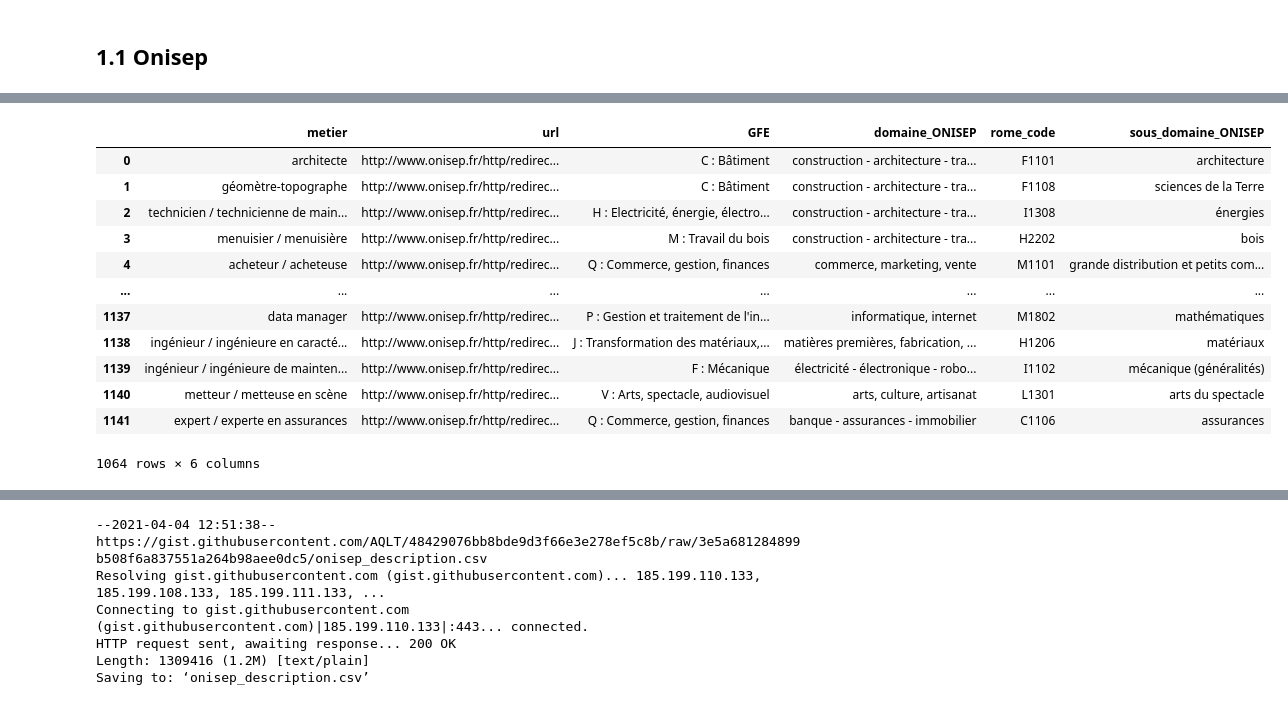
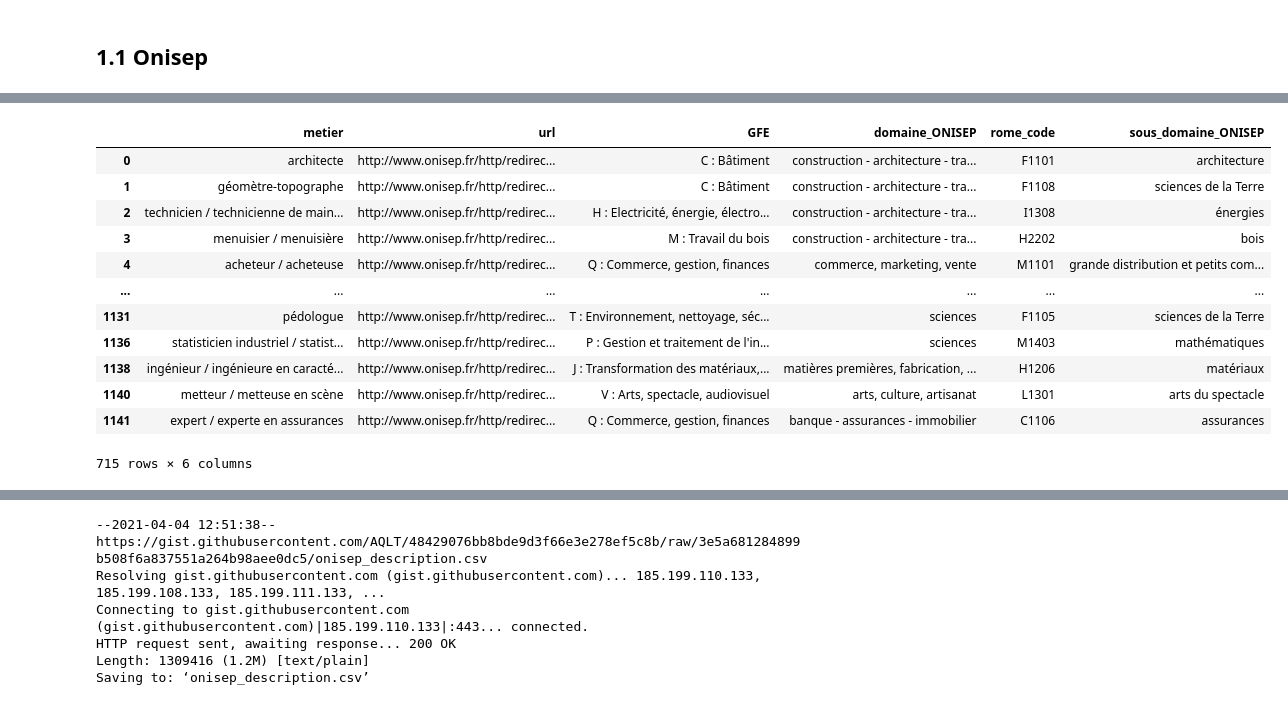
Before and after one commit to ARKEnsae/JobDomainPrediction_NLP, a Jupyter notebook: Prévision_catégorie_métier_ROME.ipynb, the cells around one changed output, grey strips where cells are left out. Drawn from its saved outputs; the diff is of its cells as text; code cells hidden in the pictures.

```diff
--- a/Prévision_catégorie_métier_ROME.ipynb
+++ b/Prévision_catégorie_métier_ROME.ipynb
@@ -40,28 +40,29 @@ onisep.csv              [   <=>              ] 460.52K  1.08MB/s    in 0.4s
 # %%
 onisep_table = pd.read_csv("onisep.csv",sep=";")
 onisep_table = onisep_table.dropna(subset=['code ROME', 'lien site onisep.fr'])
 onisep_table = onisep_table[["libellé métier", "lien site onisep.fr", "GFE", "domaine/sous-domaine ONISEP","code ROME"]]
 onisep_table = onisep_table.rename(columns={"libellé métier": "metier",
                                             "lien site onisep.fr": "url",
                                             "domaine/sous-domaine ONISEP": "domaine_ONISEP",
                                             "code ROME": "rome_code"})
 onisep_table["sous_domaine_ONISEP"] = onisep_table["domaine_ONISEP"].apply(lambda x: re.sub(".*/","",x))
 onisep_table["domaine_ONISEP"] = onisep_table["domaine_ONISEP"].apply(lambda x: re.sub("/.*","",x))
+onisep_table = onisep_table.drop_duplicates(subset=['url'])
 onisep_table
 # %% [output]
 |  | metier | url | GFE | domaine_ONISEP | rome_code | sous_domaine_ONISEP |
 | 0 | architecte | http://www.onisep.fr/http/redirec... | C : Bâtiment | construction - architecture - tra... | F1101 | architecture |
 | 1 | géomètre-topographe | http://www.onisep.fr/http/redirec... | C : Bâtiment | construction - architecture - tra... | F1108 | sciences de la Terre |
 | 2 | technicien / technicienne de main... | http://www.onisep.fr/http/redirec... | H : Electricité, énergie, électro... | construction - architecture - tra... | I1308 | énergies |
 | 3 | menuisier / menuisière | http://www.onisep.fr/http/redirec... | M : Travail du bois | construction - architecture - tra... | H2202 | bois |
 | 4 | acheteur / acheteuse | http://www.onisep.fr/http/redirec... | Q : Commerce, gestion, finances | commerce, marketing, vente | M1101 | grande distribution et petits com... |
 | ... | ... | ... | ... | ... | ... | ... |
-| 1137 | data manager | http://www.onisep.fr/http/redirec... | P : Gestion et traitement de l'in... | informatique, internet | M1802 | mathématiques |
+| 1131 | pédologue | http://www.onisep.fr/http/redirec... | T : Environnement, nettoyage, séc... | sciences | F1105 | sciences de la Terre |
+| 1136 | statisticien industriel / statist... | http://www.onisep.fr/http/redirec... | P : Gestion et traitement de l'in... | sciences | M1403 | mathématiques |
 | 1138 | ingénieur / ingénieure en caracté... | http://www.onisep.fr/http/redirec... | J : Transformation des matériaux,... | matières premières, fabrication, ... | H1206 | matériaux |
-| 1139 | ingénieur / ingénieure de mainten... | http://www.onisep.fr/http/redirec... | F : Mécanique | électricité - électronique - robo... | I1102 | mécanique (généralités) |
 | 1140 | metteur / metteuse en scène | http://www.onisep.fr/http/redirec... | V : Arts, spectacle, audiovisuel | arts, culture, artisanat | L1301 | arts du spectacle |
 | 1141 | expert / experte en assurances | http://www.onisep.fr/http/redirec... | Q : Commerce, gestion, finances | banque - assurances - immobilier | C1106 | assurances |
-1064 rows × 6 columns
+715 rows × 6 columns
 # %%
 #20 minutes to run
 def dl_description(url):
```
Also changed, not shown: parts of 117 cells of this notebook.
